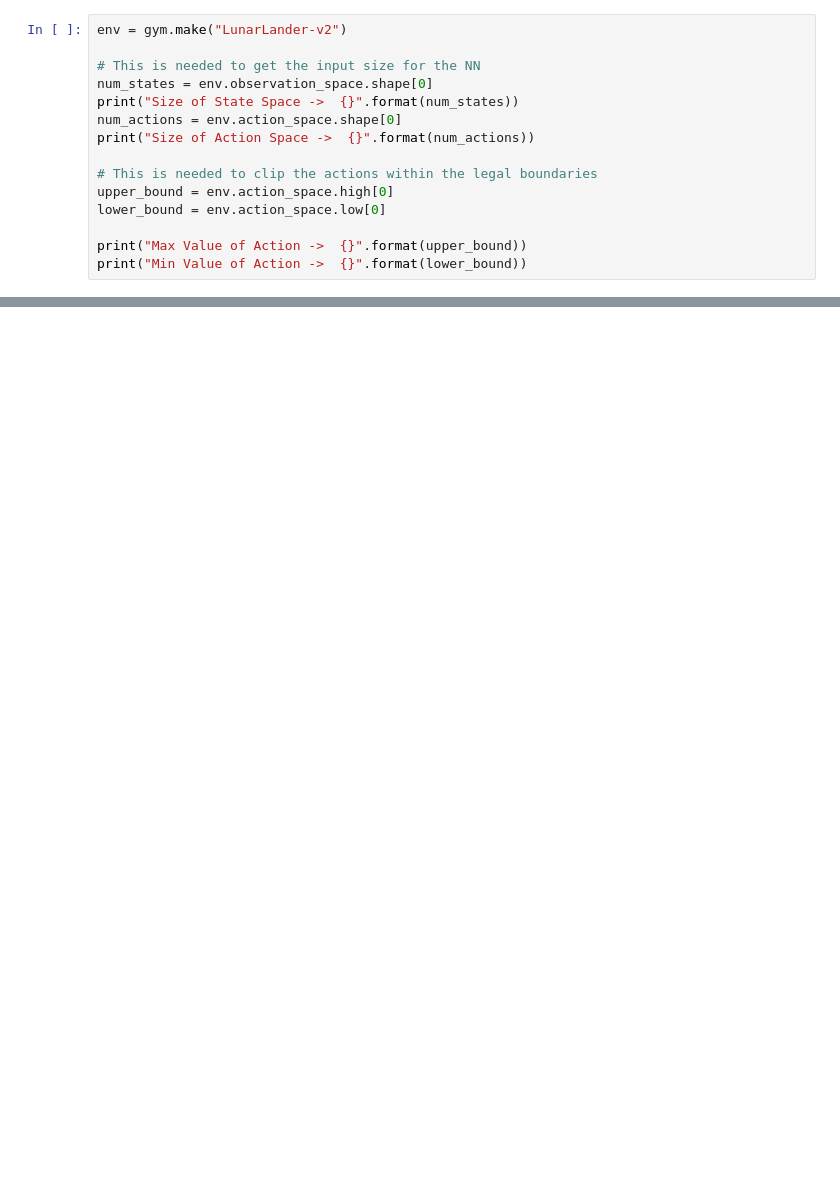
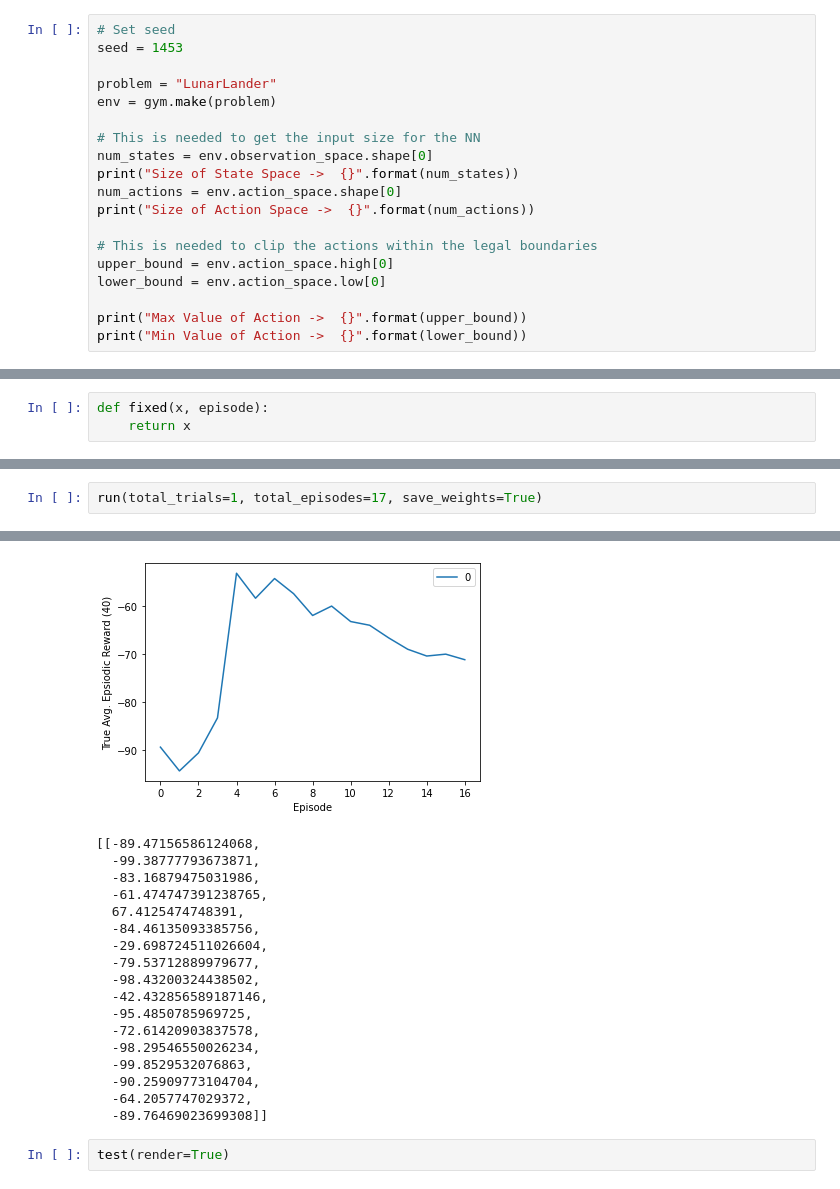
Before and after one commit to mnbvmnbv2/Lunar-Lander, a Jupyter notebook: Lunar.ipynb, the cells around one changed output, grey strips where cells are left out. Saved outputs shown, nothing was run; the diff lists cells and outputs as text; blank space fills up the shorter version.

```diff
--- a/Lunar.ipynb
+++ b/Lunar.ipynb
@@ -7,5 +8,9 @@ import matplotlib.pyplot as plt
 # %%
-env = gym.make("LunarLander-v2")
+# Set seed
+seed = 1453
+
+problem = "LunarLander"
+env = gym.make(problem)
 
 # This is needed to get the input size for the NN
 num_states = env.observation_space.shape[0]
@@ -208 +208,4 @@ def update_target(target_weights, weights, tau):
+# %%
+def fixed(x, episode):
+    return x
 # %%
@@ -264,0 +350,3 @@ run()
+# %%
+run(total_trials=1, total_episodes=17, save_weights=True)
+# %% [output]
@@ -264,0 +370,20 @@ run()
+[figure, added]
+[[-89.47156586124068,
+  -99.38777793673871,
+  -83.16879475031986,
+  -61.474747391238765,
+  67.4125474748391,
+  -84.46135093385756,
+  -29.698724511026604,
+  -79.53712889979677,
+  -98.43200324438502,
+  -42.432856589187146,
+  -95.4850785969725,
+  -72.61420903837578,
+  -98.29546550026234,
+  -99.8529532076863,
+  -90.25909773104704,
+  -64.2057747029372,
+  -89.76469023699308]]
+# %%
+test(render=True)
```
Also changed, not shown: parts of 13 cells of this notebook.
